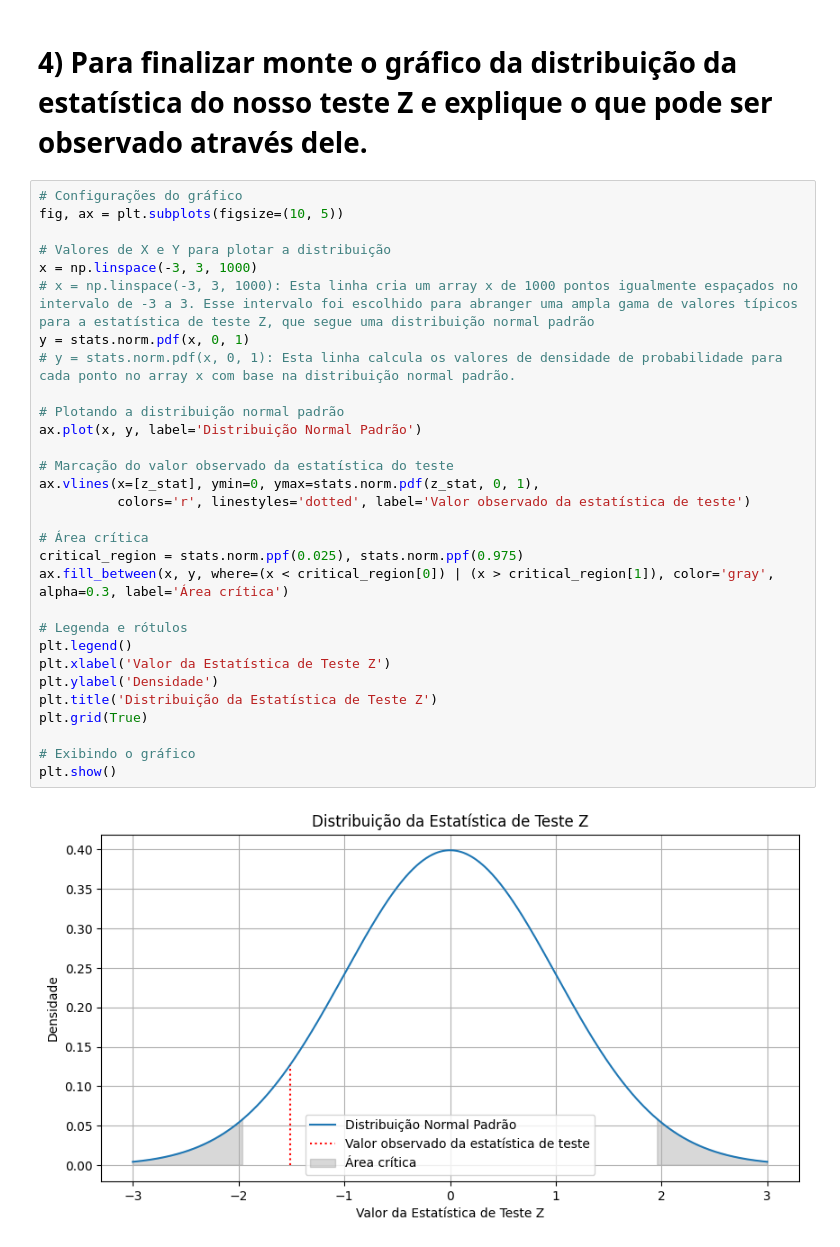
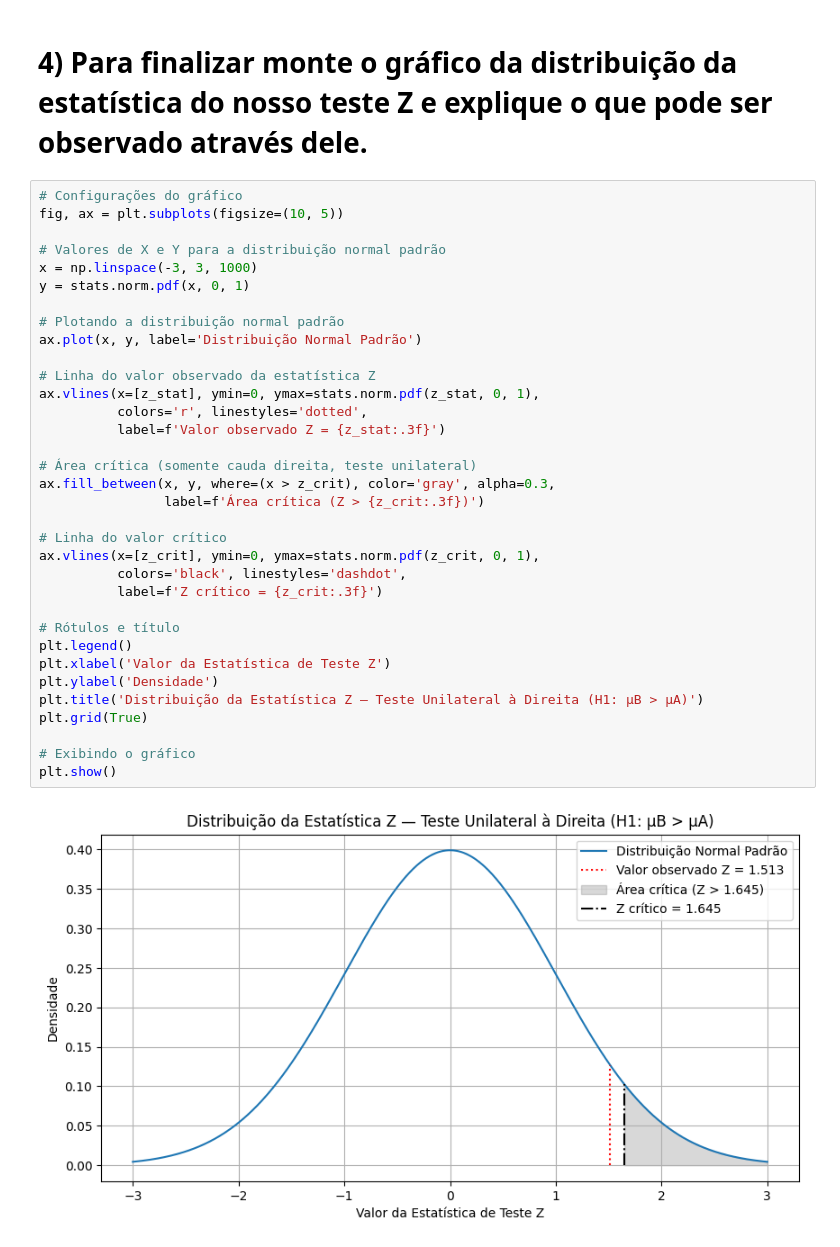
Before and after one commit to ediloyG/data-science-studies, a Jupyter notebook: 17. Teste Z e P-Value/Profissao_Cientista_de_Dados_M19_Pratique.ipynb, the cells around one changed output. Saved outputs shown, nothing was run; the diff lists cells and outputs as text.

```diff
--- a/17. Teste Z e P-Value/Profissao_Cientista_de_Dados_M19_Pratique.ipynb
+++ b/17. Teste Z e P-Value/Profissao_Cientista_de_Dados_M19_Pratique.ipynb
@@ -115,32 +115,36 @@ Embora a Estratégia B apresente uma média maior que a Estratégia A, essa dife
 # %%
 # Configurações do gráfico
 fig, ax = plt.subplots(figsize=(10, 5))
 
-# Valores de X e Y para plotar a distribuição
+# Valores de X e Y para a distribuição normal padrão
 x = np.linspace(-3, 3, 1000)
-# x = np.linspace(-3, 3, 1000): Esta linha cria um array x de 1000 pontos igualmente espaçados no intervalo de -3 a 3. Esse intervalo foi escolhido para abranger uma ampla gama de valores típicos para a estatística de teste Z, que segue uma distribuição normal padrão
 y = stats.norm.pdf(x, 0, 1)
-# y = stats.norm.pdf(x, 0, 1): Esta linha calcula os valores de densidade de probabilidade para cada ponto no array x com base na distribuição normal padrão.
 
 # Plotando a distribuição normal padrão
 ax.plot(x, y, label='Distribuição Normal Padrão')
 
-# Marcação do valor observado da estatística do teste
+# Linha do valor observado da estatística Z
 ax.vlines(x=[z_stat], ymin=0, ymax=stats.norm.pdf(z_stat, 0, 1),
-          colors='r', linestyles='dotted', label='Valor observado da estatística de teste')
+          colors='r', linestyles='dotted',
+          label=f'Valor observado Z = {z_stat:.3f}')
 
-# Área crítica
-critical_region = stats.norm.ppf(0.025), stats.norm.ppf(0.975)
-ax.fill_between(x, y, where=(x < critical_region[0]) | (x > critical_region[1]), color='gray', alpha=0.3, label='Área crítica')
+# Área crítica (somente cauda direita, teste unilateral)
+ax.fill_between(x, y, where=(x > z_crit), color='gray', alpha=0.3,
+                label=f'Área crítica (Z > {z_crit:.3f})')
 
-# Legenda e rótulos
+# Linha do valor crítico
+ax.vlines(x=[z_crit], ymin=0, ymax=stats.norm.pdf(z_crit, 0, 1),
+          colors='black', linestyles='dashdot',
+          label=f'Z crítico = {z_crit:.3f}')
+
+# Rótulos e título
 plt.legend()
 plt.xlabel('Valor da Estatística de Teste Z')
 plt.ylabel('Densidade')
-plt.title('Distribuição da Estatística de Teste Z')
+plt.title('Distribuição da Estatística Z — Teste Unilateral à Direita (H1: μB > μA)')
 plt.grid(True)
 
 # Exibindo o gráfico
 plt.show()
 # %% [output]
-[figure, old version]
+[figure, new version]
```
Also changed, not shown: parts of 2 cells of this notebook.
